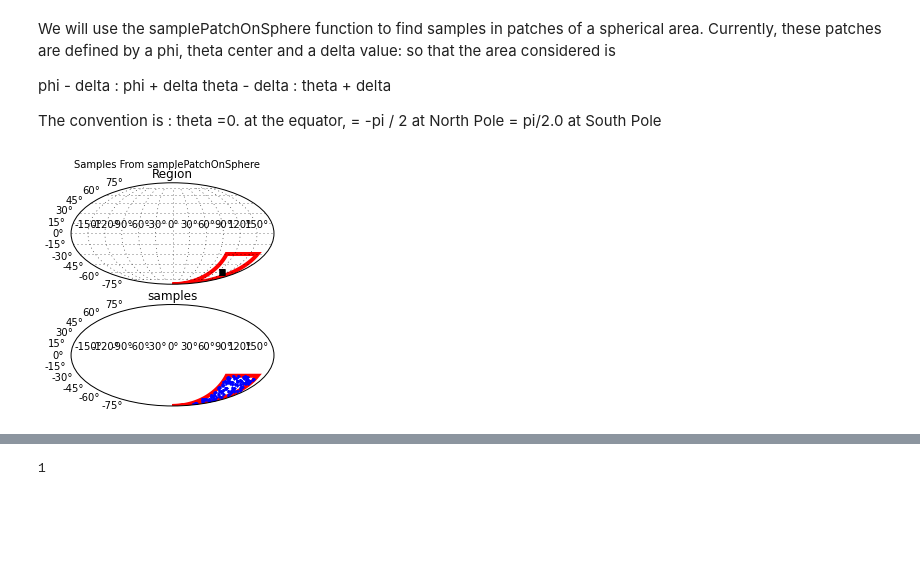
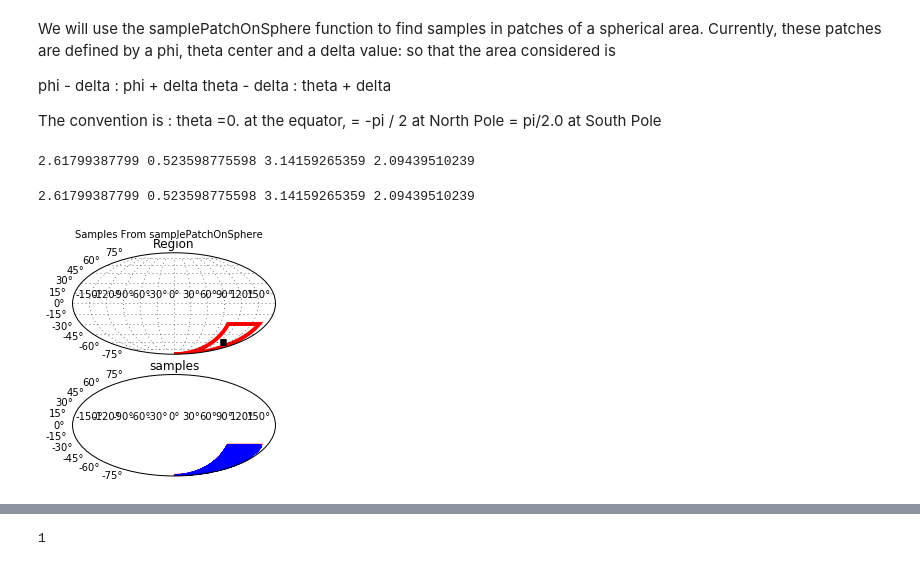
Before and after one commit to lsst-sims/legacy_sims_utils, a Jupyter notebook: examples/Using_samplingFunctions.ipynb, the cells around one changed output, grey strips where cells are left out. Drawn from its saved outputs; the diff is of its cells as text; code cells hidden in the pictures; blank space fills up the shorter version.

```diff
--- a/examples/Using_samplingFunctions.ipynb
+++ b/examples/Using_samplingFunctions.ipynb
@@ -17,30 +33,40 @@ theta - delta : theta + delta
 The convention is :
 theta =0. at the equator, = -pi / 2 at North Pole = pi/2.0 at South Pole
 # %%
-phi_center = np.radians(135.)# * np.pi / 180.
-theta_center = np.radians(-60.000)# * np.pi / 180.
-delta_val = np.radians(30)
+phi_center = 135.# * np.pi / 180.
+theta_center = -60.000# * np.pi / 180.
+delta_val = 30
+# %%
+_phi_center = np.radians(phi_center)# * np.pi / 180.
+_theta_center = np.radians(theta_center)# * np.pi / 180.
+_delta_val = np.radians(delta_val)
 # %%
 samps = samplePatchOnSphere(phi=phi_center, theta=theta_center, delta=delta_val, size=100, seed=42)
+# %% [output]
+2.61799387799 0.523598775598 3.14159265359 2.09439510239
+# %%
+dense_samps = samplePatchOnSphere(phi=phi_center, theta=theta_center, delta=delta_val, size=1000000, seed=42)
+# %% [output]
+2.61799387799 0.523598775598 3.14159265359 2.09439510239
 # %%
 fig = plt.figure();
 ax0 = fig.add_subplot(211, projection='mollweide')
-ax0.plot([phi_center], [theta_center], 'ks')
+ax0.plot([_phi_center], [_theta_center], 'ks')
 #ax.plot(samps[0], samps[1], '.')
 ax0.grid(True)
-_ = ax0.add_patch(mpatch.Rectangle((phi_center - delta_val, theta_center - delta_val), 2*delta_val, 2*delta_val,
+_ = ax0.add_patch(mpatch.Rectangle((_phi_center - _delta_val, _theta_center - _delta_val), 2*_delta_val, 2*_delta_val,
                               facecolor='white',
                               edgecolor='r', lw=4))
 ax0.set_title('Region')
 ax1 = fig.add_subplot(212, projection='mollweide')
-_ = ax1.plot(samps[0], samps[1], '.')
-_ = ax1.add_patch(mpatch.Rectangle((phi_center - delta_val, theta_center - delta_val), 2*delta_val, 2*delta_val,
+_ = ax1.plot(np.radians(samps[0]), np.radians(samps[1]), '.')
+_ = ax1.add_patch(mpatch.Rectangle((_phi_center - _delta_val, _theta_center - _delta_val), 2*_delta_val, 2*_delta_val,
                               facecolor='white',
                               edgecolor='r', lw=4))
 _ = ax1.set_title('samples')
 _ = fig.suptitle('Samples From samplePatchOnSphere')
 # %% [output]
-[figure, old version]
+[figure, new version]
 # %%
 fig
 # %% [output]
```
Also changed, not shown: parts of 18 cells of this notebook.
